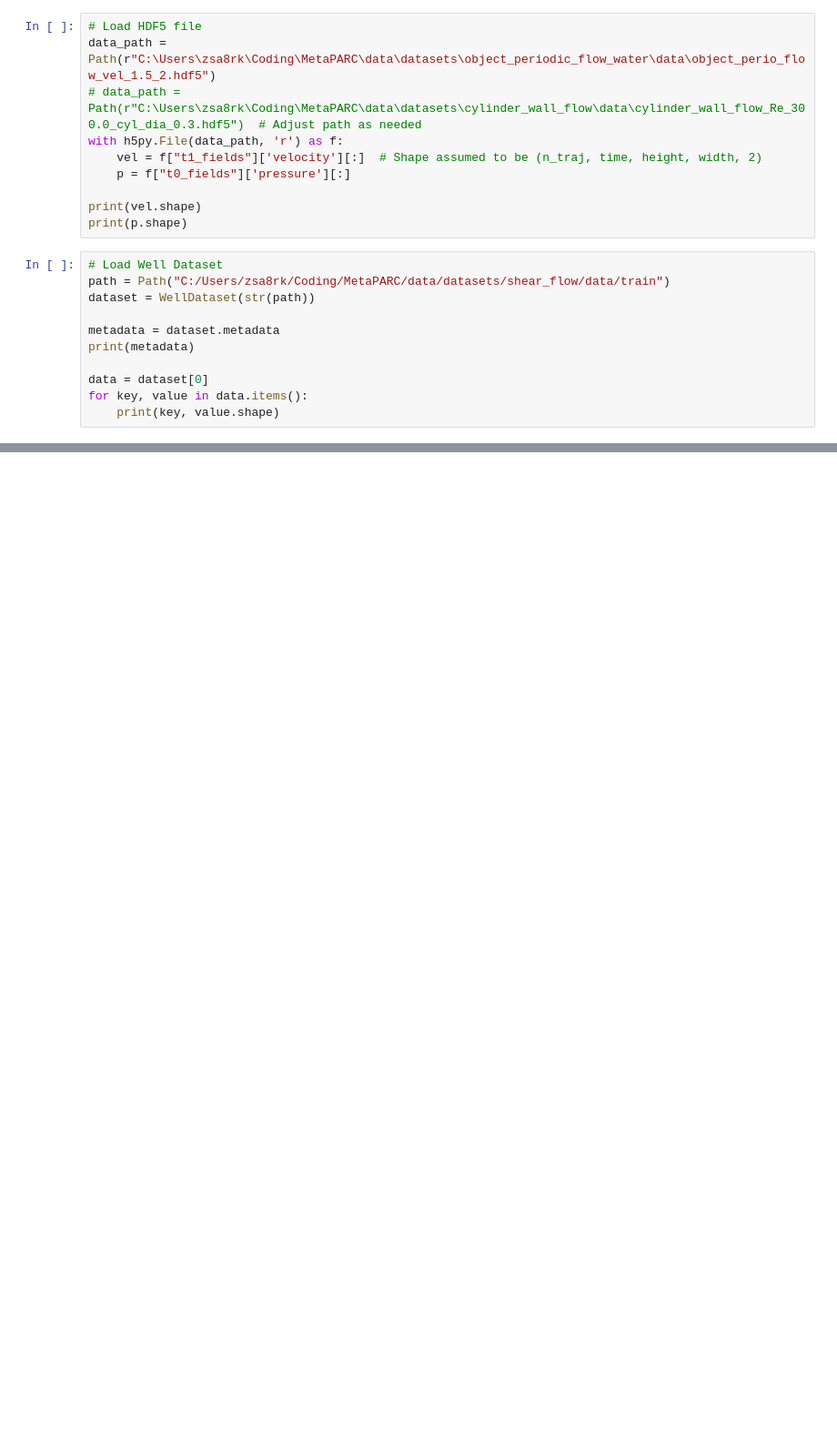
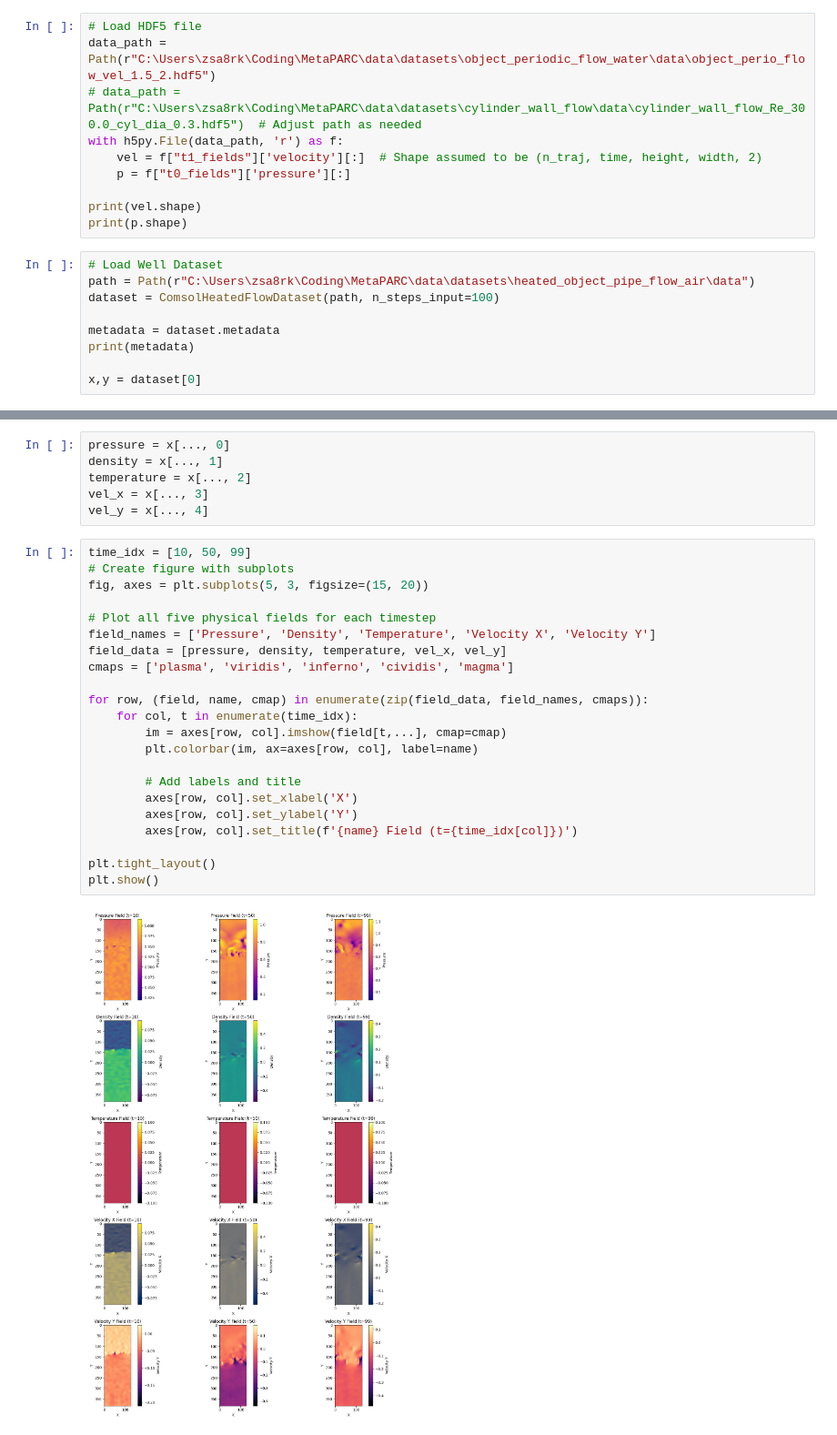
Before and after one commit to FloWsnr/General-Physics-Transformer, a Jupyter notebook: metaparc/data/inspect.ipynb, the cells around one changed output, grey strips where cells are left out. Shown at 91% size. Drawn from its saved outputs; the diff is of its cells as text; blank space fills up the shorter version.

```diff
--- a/metaparc/data/inspect.ipynb
+++ b/metaparc/data/inspect.ipynb
@@ -63,12 +211,10 @@ print(vel.shape)
 print(p.shape)
 # %%
 # Load Well Dataset
-path = Path("C:/Users/zsa8rk/Coding/MetaPARC/data/datasets/shear_flow/data/train")
-dataset = WellDataset(str(path))
+path = Path(r"C:\Users\zsa8rk\Coding\MetaPARC\data\datasets\heated_object_pipe_flow_air\data")
+dataset = ComsolHeatedFlowDataset(path, n_steps_input=100)
 
 metadata = dataset.metadata
 print(metadata)
 
-data = dataset[0]
-for key, value in data.items():
-    print(key, value.shape)
+x,y = dataset[0]
@@ -120,3 +223,33 @@ plt.show()
+# %%
+pressure = x[..., 0]
+density = x[..., 1]
+temperature = x[..., 2]
+vel_x = x[..., 3]
+vel_y = x[..., 4]
+# %%
+time_idx = [10, 50, 99]
+# Create figure with subplots
+fig, axes = plt.subplots(5, 3, figsize=(15, 20))
+
+# Plot all five physical fields for each timestep
+field_names = ['Pressure', 'Density', 'Temperature', 'Velocity X', 'Velocity Y']
+field_data = [pressure, density, temperature, vel_x, vel_y]
+cmaps = ['plasma', 'viridis', 'inferno', 'cividis', 'magma']
+
+for row, (field, name, cmap) in enumerate(zip(field_data, field_names, cmaps)):
+    for col, t in enumerate(time_idx):
+        im = axes[row, col].imshow(field[t,...], cmap=cmap)
+        plt.colorbar(im, ax=axes[row, col], label=name)
+
+        # Add labels and title
+        axes[row, col].set_xlabel('X')
+        axes[row, col].set_ylabel('Y')
+        axes[row, col].set_title(f'{name} Field (t={time_idx[col]})')
+
+plt.tight_layout()
+plt.show()
+# %% [output]
+[figure, added]
 # %%
 traj_idx = 0
 vel_mag = np.linalg.norm(vel[traj_idx, :, :, :, :], axis=-1)
```
Also changed, not shown: parts of 7 cells of this notebook, 1 other file.
